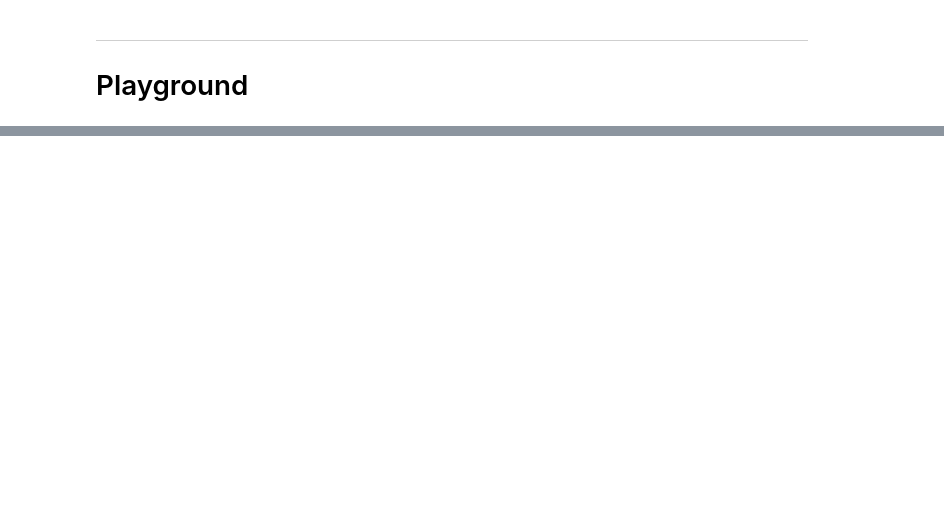
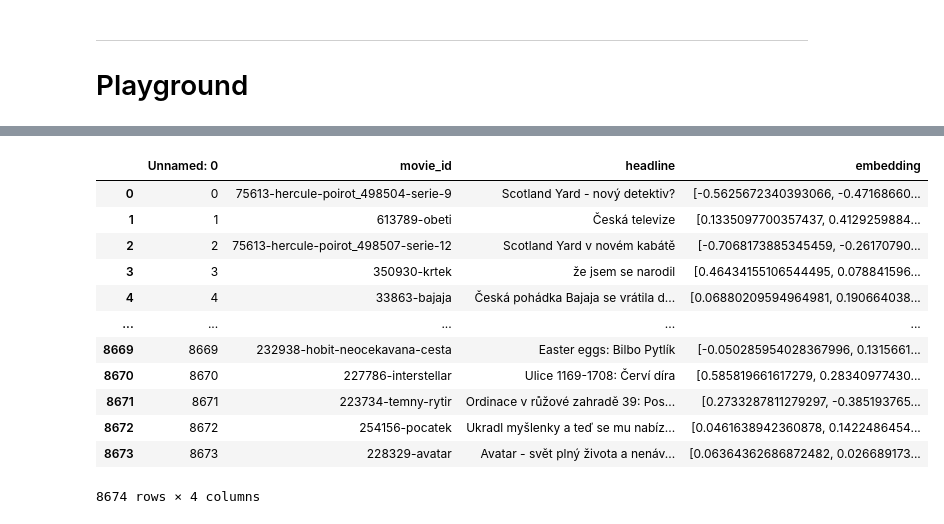
Before and after one commit to prompteus/csfd-movie-recommender, a Jupyter notebook: src/recommend/notebooks/cb_recsystems_AdamBranch.ipynb, the cells around one changed output, grey strips where cells are left out. Drawn from its saved outputs; the diff is of its cells as text; code cells hidden in the pictures; blank space fills up the shorter version.

```diff
--- a/src/recommend/notebooks/cb_recsystems_AdamBranch.ipynb
+++ b/src/recommend/notebooks/cb_recsystems_AdamBranch.ipynb
@@ -393,0 +956,18 @@ movie_db
+# %%
+df_headlines2 = pd.read_csv("../../../data/headlines_list.csv")
+# %%
+df_headlines2
+# %% [output]
+|  | Unnamed: 0 | movie_id | headline | embedding |
+| 0 | 0 | 75613-hercule-poirot_498504-serie-9 | Scotland Yard - nový detektiv? | [-0.5625672340393066, -0.47168660... |
+| 1 | 1 | 613789-obeti | Česká televize | [0.1335097700357437, 0.4129259884... |
+| 2 | 2 | 75613-hercule-poirot_498507-serie-12 | Scotland Yard v novém kabátě | [-0.7068173885345459, -0.26170790... |
+| 3 | 3 | 350930-krtek | že jsem se narodil | [0.46434155106544495, 0.078841596... |
+| 4 | 4 | 33863-bajaja | Česká pohádka Bajaja se vrátila d... | [0.06880209594964981, 0.190664038... |
+| ... | ... | ... | ... | ... |
+| 8669 | 8669 | 232938-hobit-neocekavana-cesta | Easter eggs: Bilbo Pytlík | [-0.050285954028367996, 0.1315661... |
+| 8670 | 8670 | 227786-interstellar | Ulice 1169-1708: Červí díra | [0.585819661617279, 0.28340977430... |
+| 8671 | 8671 | 223734-temny-rytir | Ordinace v růžové zahradě 39: Pos... | [0.2733287811279297, -0.385193765... |
+| 8672 | 8672 | 254156-pocatek | Ukradl myšlenky a teď se mu nabíz... | [0.0461638942360878, 0.1422486454... |
+| 8673 | 8673 | 228329-avatar | Avatar - svět plný života a nenáv... | [0.06364362686872482, 0.026689173... |
+8674 rows × 4 columns
```
Also changed, not shown: parts of 56 cells of this notebook.
